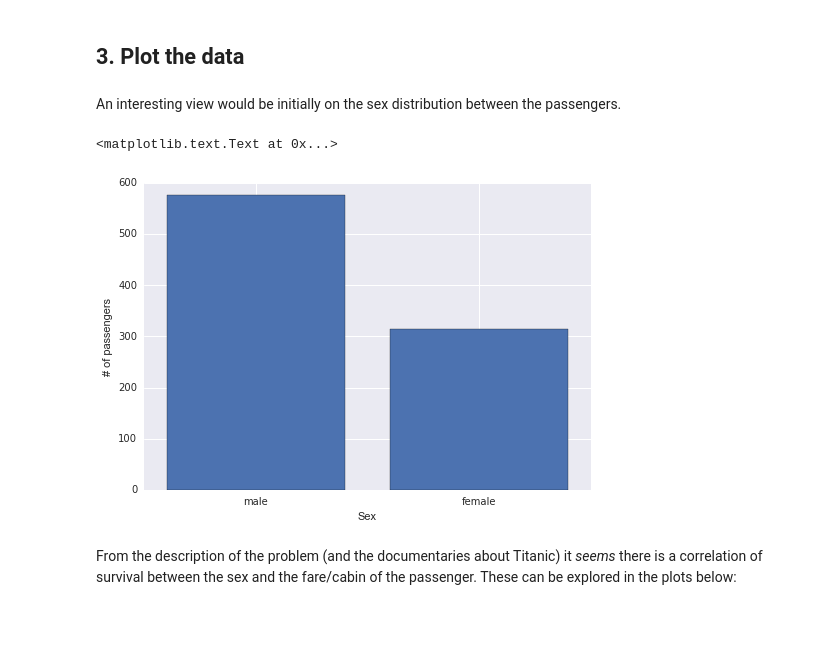
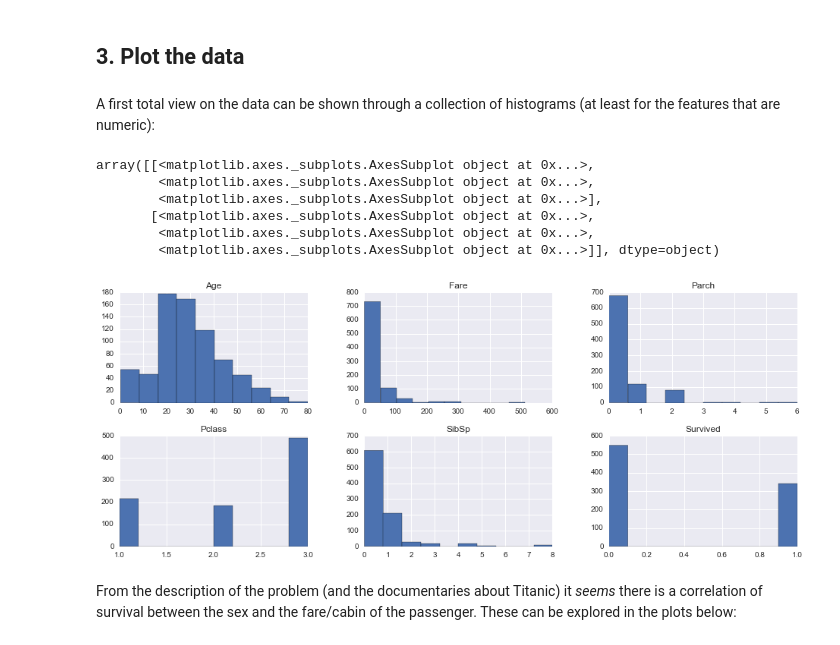
Before and after one commit to gxexakis/Kaggle, a Jupyter notebook: titanic/titanic_gx.ipynb, the cells around one changed output. Cells and saved outputs as stored; diff of their text form; code cells hidden in the pictures.

```diff
--- a/titanic/titanic_gx.ipynb
+++ b/titanic/titanic_gx.ipynb
@@ -74,5 +75,3 @@ train.describe()
 | max | 891.000000 | 1.000000 | 3.000000 | 80.000000 | 8.000000 | 6.000000 | 512.329200 |
 # %% [markdown]
 ## 3. Plot the data
-# %% [markdown]
-An interesting view would be initially on the sex distribution between the passengers.
@@ -81,11 +78,15 @@ sex_dist = Counter(train["Sex"].tolist())
-# %%
-plt.bar([i+0.1 for i,_ in enumerate(sex_dist)],sex_dist.values())
-plt.xticks([i+0.5 for i,_ in enumerate(sex_dist)],sex_dist.keys())
-plt.xlabel("Sex")
-plt.ylabel("# of passengers")
-# %% [output]
-<matplotlib.text.Text at 0x...>
-[figure, removed]
+# %% [markdown]
+A first total view on the data can be shown through a collection of histograms (at least for the features that are numeric):
+# %%
+train.drop(["PassengerId"],axis=1).hist(figsize=(16,6),layout=(2,3))
+# %% [output]
+array([[<matplotlib.axes._subplots.AxesSubplot object at 0x...>,
+        <matplotlib.axes._subplots.AxesSubplot object at 0x...>,
+        <matplotlib.axes._subplots.AxesSubplot object at 0x...>],
+       [<matplotlib.axes._subplots.AxesSubplot object at 0x...>,
+        <matplotlib.axes._subplots.AxesSubplot object at 0x...>,
+        <matplotlib.axes._subplots.AxesSubplot object at 0x...>]], dtype=object)
+[figure, added]
 # %% [markdown]
 From the description of the problem (and the documentaries about Titanic) it _seems_ there is a correlation of survival between the sex and the fare/cabin of the passenger. These can be explored in the plots below:
 # %%
```
Also changed, not shown: parts of 33 cells of this notebook, 3 other files.
